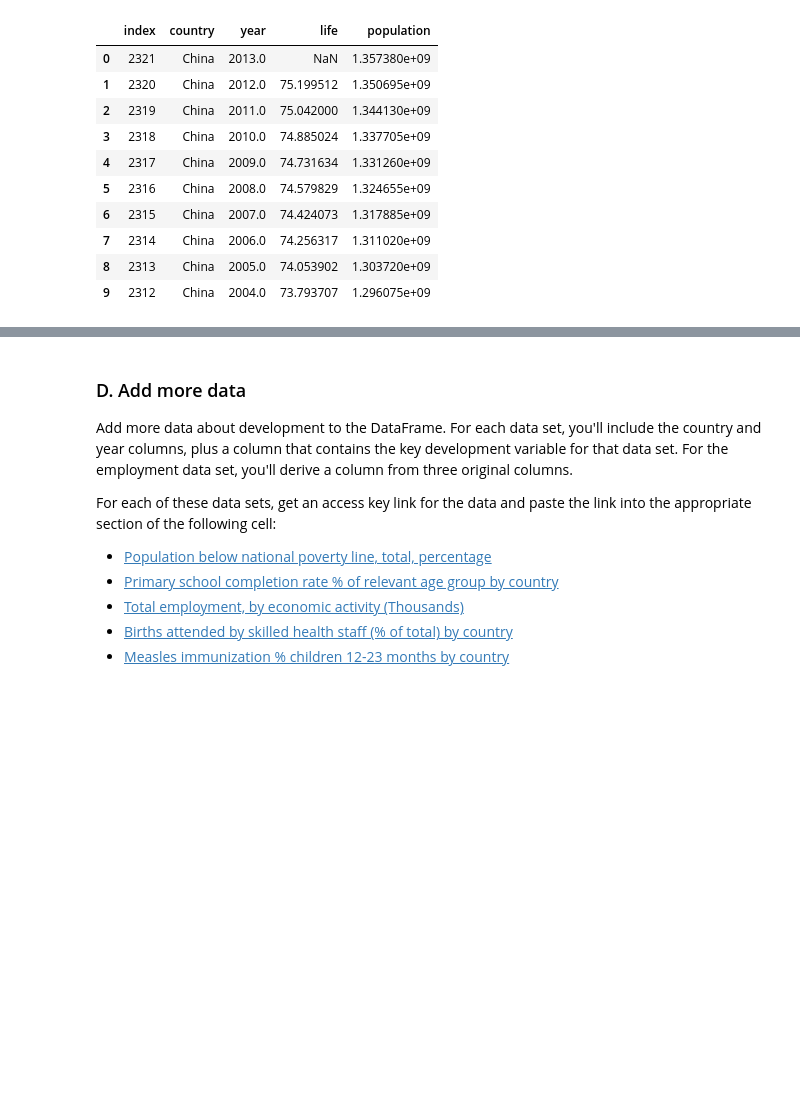
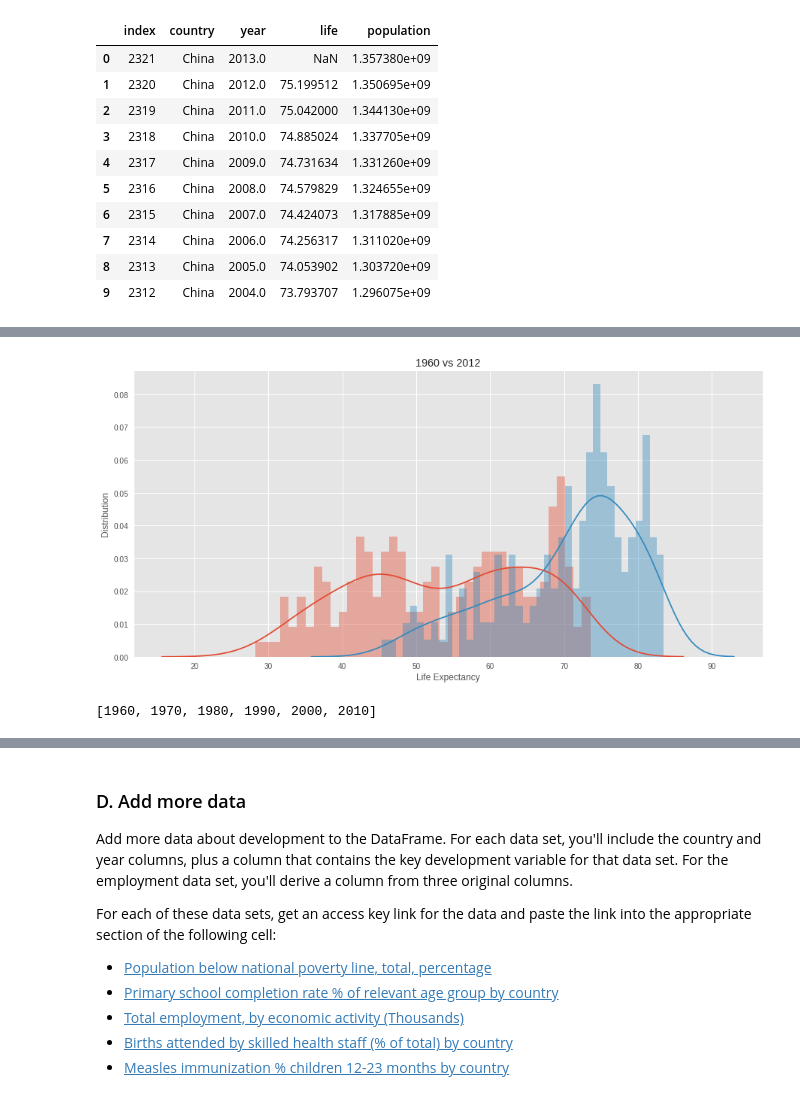
Before and after one commit to JustinTTL/Playing-with-Pandas, a Jupyter notebook: Analyze open data sets with pandas DataFrames.ipynb, the cells around one changed output, grey strips where cells are left out. Saved outputs shown, nothing was run; the diff lists cells and outputs as text; code cells hidden in the pictures; blank space fills up the shorter version.

```diff
--- a/Analyze open data sets with pandas DataFrames.ipynb
+++ b/Analyze open data sets with pandas DataFrames.ipynb
@@ -204,0 +329,23 @@ avg_df_trim.plot.scatter(x='population', y='life', s=avg_df['population']*0.0000
+# %%
+def hist_plot(year1, year2):
+    f, ax = plt.subplots(figsize = (15,7))
+    clear_output(True)
+    plt.clf()
+    data1 = df[df.year == year1]["life"].dropna()
+    data2 = df[df.year == year2]["life"].dropna()
+    sns.distplot(data1,hist=True, kde=True, rug=False, bins=40);
+    sns.distplot(data2,hist=True, kde=True, rug=False, bins=40);
+
+    plt.xlabel('Life Expectancy')
+    plt.ylabel('Distribution')
+    plt.title(str(year1) + " vs " + str(year2))
+
+hist_plot(1960, 2012)
+# %% [output]
+[figure, added]
+# %%
+# use list comprehension to to extract decades
+years = [year for year in range(int(df.year.min()),int(df.year.max())) if year%10==0]
+years
+# %% [output]
+[1960, 1970, 1980, 1990, 2000, 2010]
```
Also changed, not shown: parts of 33 cells of this notebook.
